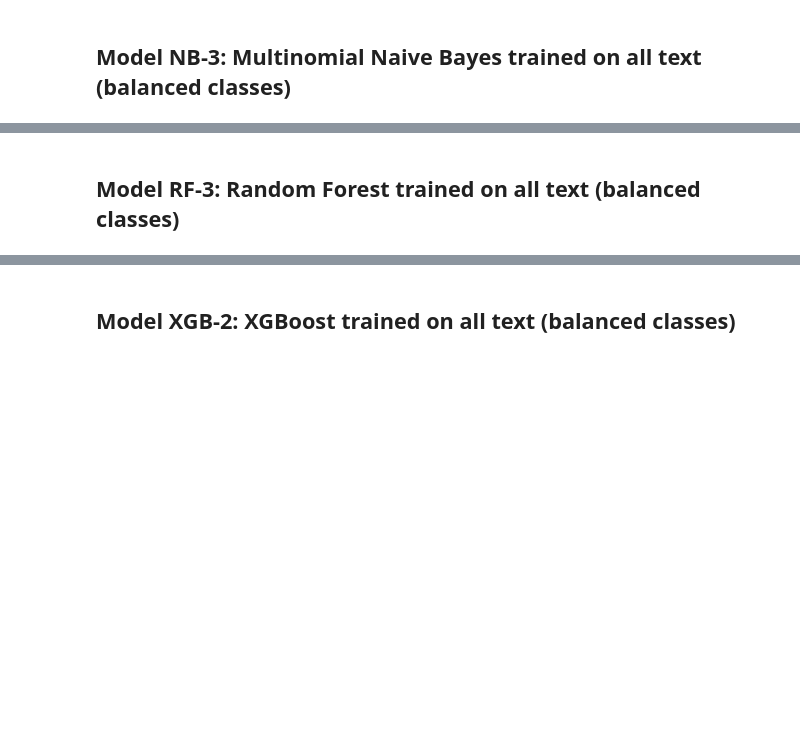
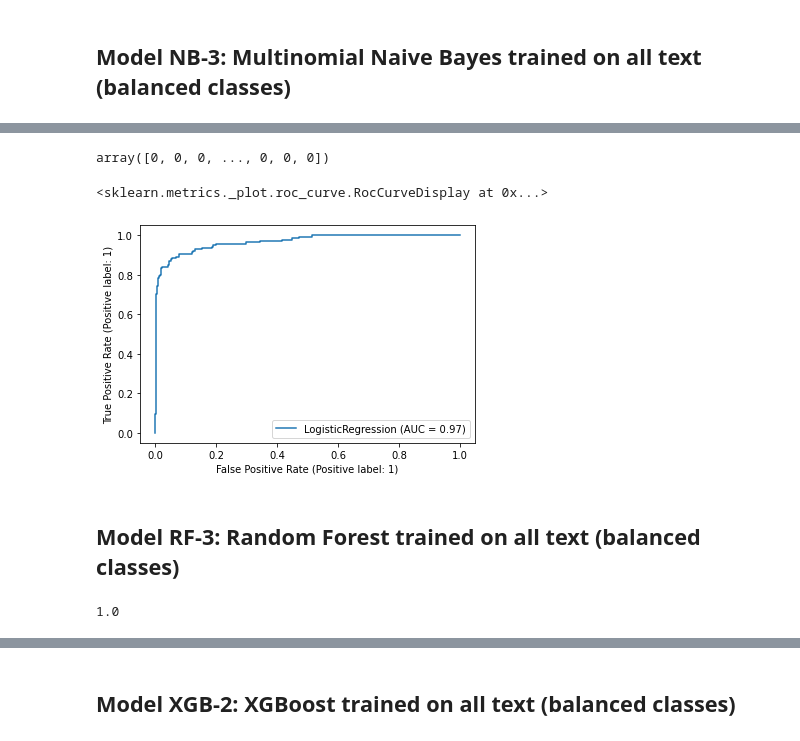
Before and after one commit to pjn51/detecting-fake-jobs, a Jupyter notebook: fake_jobs.ipynb, the cells around one changed output, grey strips where cells are left out. Saved outputs shown, nothing was run; the diff lists cells and outputs as text; code cells hidden in the pictures; blank space fills up the shorter version.

```diff
--- a/fake_jobs.ipynb
+++ b/fake_jobs.ipynb
@@ -416,0 +447,4 @@ nb_3 = MultinomialNB()
+# %%
+lr_3 = LogisticRegression()
+lr_3.fit(x_t_txt, y_t_r)
+lr_3.score(x_t_txt, y_t_r)
@@ -417,2 +460,18 @@ nb_3 = MultinomialNB()
+# %%
+lr_3_pred = lr_3.predict(x_v_txt)
+lr_3_pred
+# %% [output]
+array([0, 0, 0, ..., 0, 0, 0])
+# %%
+metrics.plot_roc_curve(lr_3, x_v_txt, y_v)
+# %% [output]
+<sklearn.metrics._plot.roc_curve.RocCurveDisplay at 0x...>
+[figure, added]
 # %% [markdown]
 ## Model RF-3: Random Forest trained on all text (balanced classes)
+# %%
+rf_3 = RandomForestClassifier()
+rf_3.fit(x_t_txt, y_t_r)
+rf_3.score(x_t_txt, y_t_r)
+# %% [output]
+1.0
```
Also changed, not shown: parts of 94 cells of this notebook, 16 other files.
